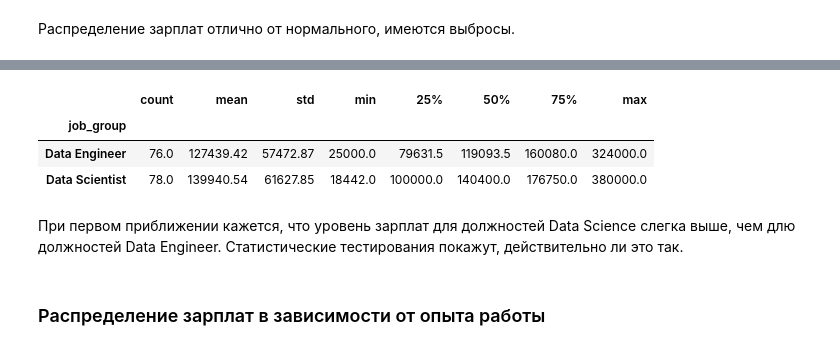
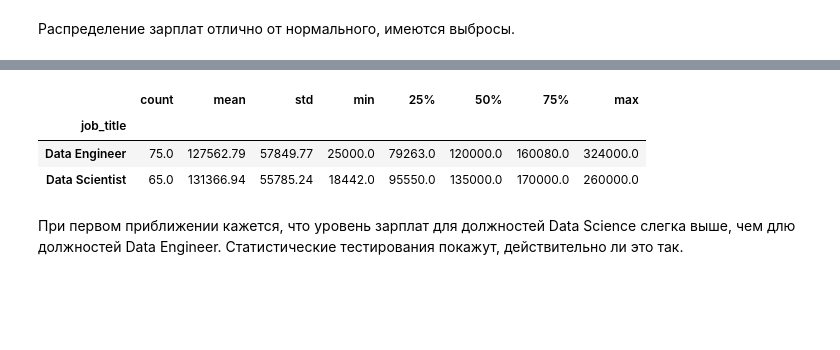
Before and after one commit to DenisBaburin/ds_school_148, a Jupyter notebook: DS_school/EDA-4_Статистические тесты/EDA-4_Статистические тесты_практика.ipynb, the cells around one changed output, grey strips where cells are left out. Cells and saved outputs as stored; diff of their text form; code cells hidden in the pictures; blank space fills up the shorter version.

```diff
--- a/DS_school/EDA-4_Статистические тесты/EDA-4_Статистические тесты_практика.ipynb
+++ b/DS_school/EDA-4_Статистические тесты/EDA-4_Статистические тесты_практика.ipynb
@@ -176,10 +160,10 @@ print(f'Размер датасета после удаления дублика
 Количество дубликатов составляет: 48
 Размер датасета после удаления дубликатов: (559, 7)
 # %%
-# Добавим два новый признак 'job_group', чтобы иметь возможность работать сразу с группой должностей, относящихся к Data Scientist и Data Engineer
-# если в названии должностей есть слова Data Engineer, то их будем относить к Data Engineer, а если Data Scien - то к Data Scientist
+# Добавим новый признак 'DE_DS', чтобы иметь возможность работать сразу с группой должностей,
+# относящихся к Data Scientist и Data Engineer
 
-data['job_group'] = data['job_title'].apply(lambda x: 'Data Engineer' if 'Data Engineer' in x else 'Data Scientist' if 'Data Scien' in x else 'other')
+data['DE_DS'] = data['job_title'].apply(lambda x: 'yes' if x =='Data Engineer' or x == 'Data Scientist' else 'no')
 # %%
 # Заменим значения в признаках experience_level, employment_type и company_size для лучшего отображения на графиках
 
@@ -235,8 +222,9 @@ display(salary_statisctics)
 # %%
-filtered_data = data[(data['work_year'] == 2022) & (data['job_group'] != 'other')]
+# Отфильтруем данные для должностей Data Scientist  и Data Engineer и 2022 года
+filtered_data = data[(data['work_year'] == 2022) & ((data['job_title'] == 'Data Scientist') | (data['job_title'] == 'Data Engineer')) ]
 
-ax = sns.boxplot(filtered_data, x='salary_in_usd', y='job_group', orient='h', medianprops={"color": "red", "linestyle": '--'})
-ax.set(xlabel='Размер зарплат', ylabel='Группа должностей')
-plt.title('Распределение зарплат для должностей, \n относящихся к Data Science и Data Engineer в 2022 году')
+ax = sns.boxplot(filtered_data, x='salary_in_usd', y='job_title', orient='h', medianprops={"color": "red", "linestyle": '--'})
+ax.set(xlabel='Размер зарплат', ylabel='Должность')
+plt.title('Уровень зарплат Data Scientist и Data Engineer в 2022 году')
 plt.show()
 # %% [output]
@@ -244,13 +232,11 @@ plt.show()
 # %%
-salary_statisctics = filtered_data.groupby('job_group')['salary_in_usd'].describe().round(2)
+salary_statisctics = filtered_data.groupby('job_title')['salary_in_usd'].describe().round(2)
 print('')
 display(salary_statisctics)
 # %% [output]
 |  | count | mean | std | min | 25% | 50% | 75% | max |
-| job_group |  |  |  |  |  |  |  |  |
-| Data Engineer | 76.0 | 127439.42 | 57472.87 | 25000.0 | 79631.5 | 119093.5 | 160080.0 | 324000.0 |
-| Data Scientist | 78.0 | 139940.54 | 61627.85 | 18442.0 | 100000.0 | 140400.0 | 176750.0 | 380000.0 |
+| job_title |  |  |  |  |  |  |  |  |
+| Data Engineer | 75.0 | 127562.79 | 57849.77 | 25000.0 | 79263.0 | 120000.0 | 160080.0 | 324000.0 |
+| Data Scientist | 65.0 | 131366.94 | 55785.24 | 18442.0 | 95550.0 | 135000.0 | 170000.0 | 260000.0 |
 # %% [markdown]
 При первом приближении кажется, что уровень зарплат для должностей Data Science слегка выше, чем длю должностей Data Engineer. Статистические тестирования покажут, действительно ли это так.
-# %% [markdown]
-### Распределение зарплат в зависимости от опыта работы
```
Also changed, not shown: parts of 77 cells of this notebook.
